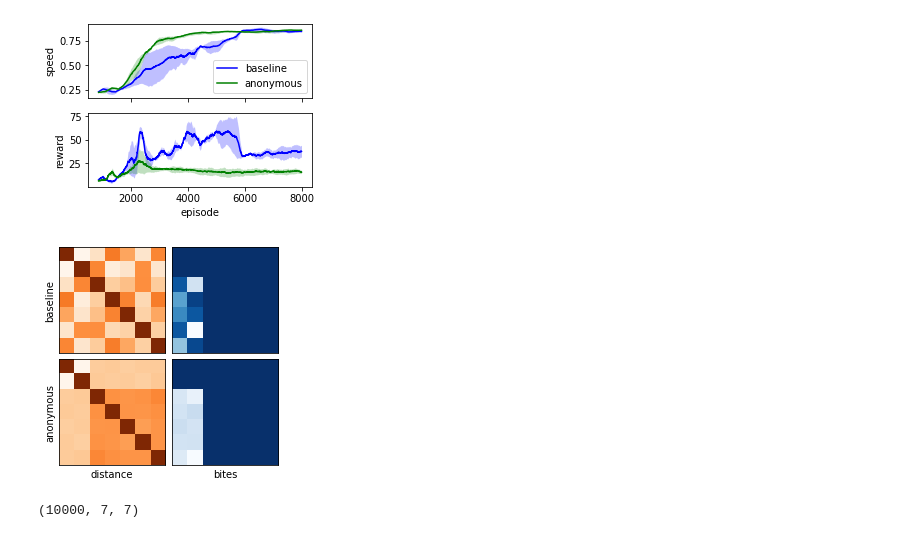
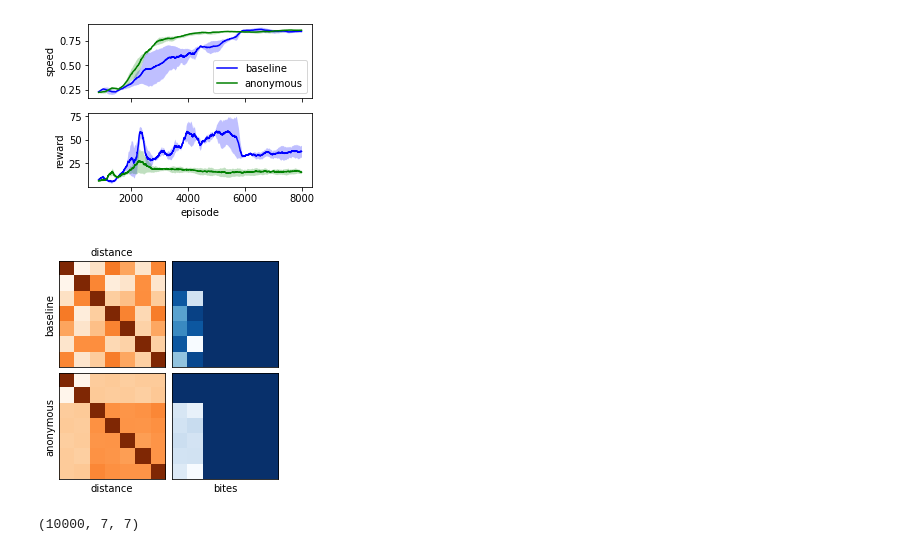
Before and after one commit to captainpete/multiagent-particle-envs, a Jupyter notebook: writeup (1).ipynb, the cells around one changed output. Drawn from its saved outputs; the diff is of its cells as text; code cells hidden in the pictures.

```diff
--- a/writeup (1).ipynb
+++ b/writeup (1).ipynb
@@ -230,34 +230,35 @@ axs[1][0].set_ylabel("anonymous")
 axs[0][1].get_xaxis().set_visible(False)
 axs[0][1].get_yaxis().set_visible(False)
 
 axs[1][1].set_xticks([])
 axs[1][1].set_xlabel("bites")
 axs[1][1].get_yaxis().set_visible(False)
 
 cmap = 'Oranges_r'
 
 dist_base = pkl.load(open('learning_curves/baseline-0_dist.pkl', 'rb'))
 z = np.mean(dist_base[-5000:], axis=0)
 axs[0][0].imshow(z, cmap=cmap)
+axs[0][0].set_title("distance", fontsize=10)
 
 dist_anon = pkl.load(open('learning_curves/anon-0_dist.pkl', 'rb'))
 z = np.mean(dist_anon[-5000:], axis=0)
 axs[1][0].imshow(z, cmap=cmap)
 
 cmap = 'Blues_r'
 
 bite_base = pkl.load(open('learning_curves/baseline-0_bite.pkl', 'rb'))
 z = np.mean(bite_base[-5000:], axis=0)
 axs[0][1].imshow(z, cmap=cmap)
 
 bite_anon = pkl.load(open('learning_curves/anon-0_bite.pkl', 'rb'))
 z = np.mean(bite_anon[-5000:], axis=0)
 axs[1][1].imshow(z, cmap=cmap)
 
 plt.savefig('paper/figures/anon_base_dist_bite.png', bbox_inches='tight', dpi=400)
 plt.show()
 # %% [output]
-[figure, old version]
+[figure, new version]
 # %%
 dist_anon.shape
 # %% [output]
```
Also changed, not shown: parts of 2 cells of this notebook, 9 other files.
